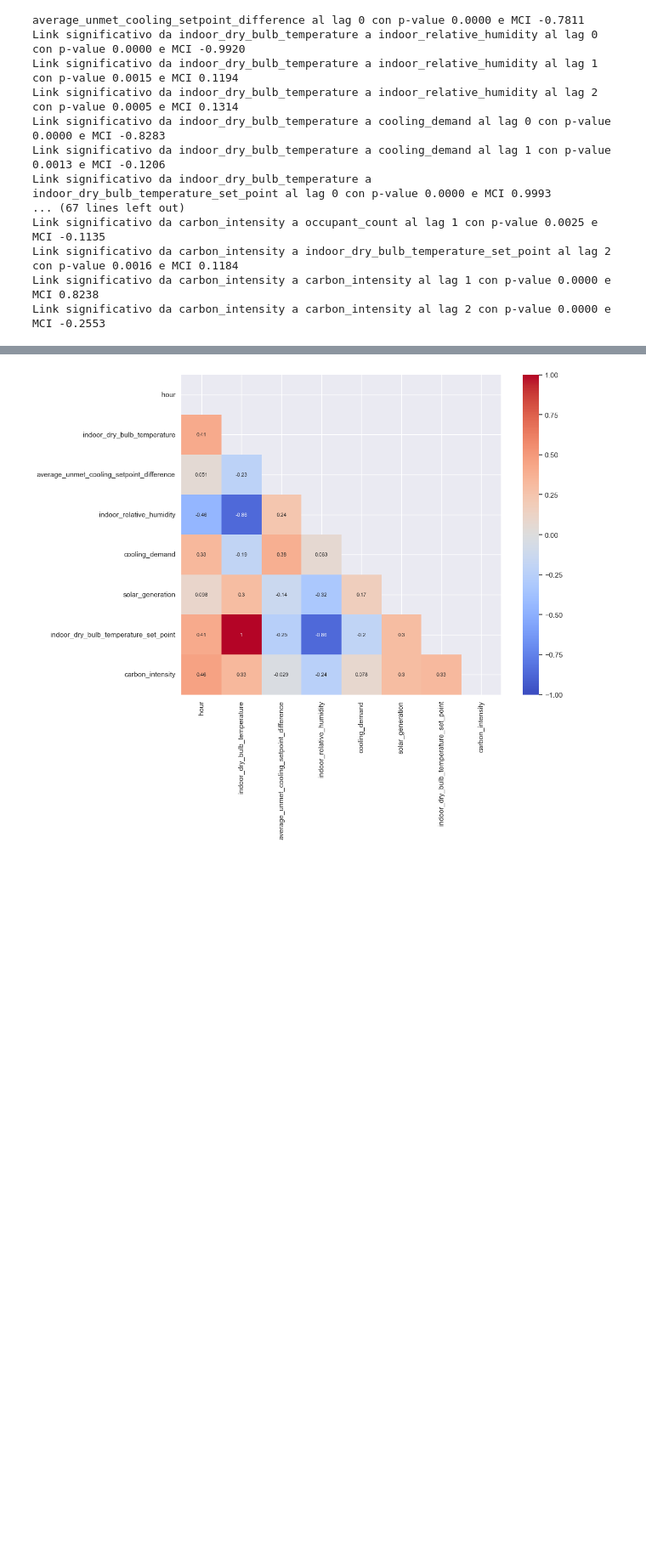
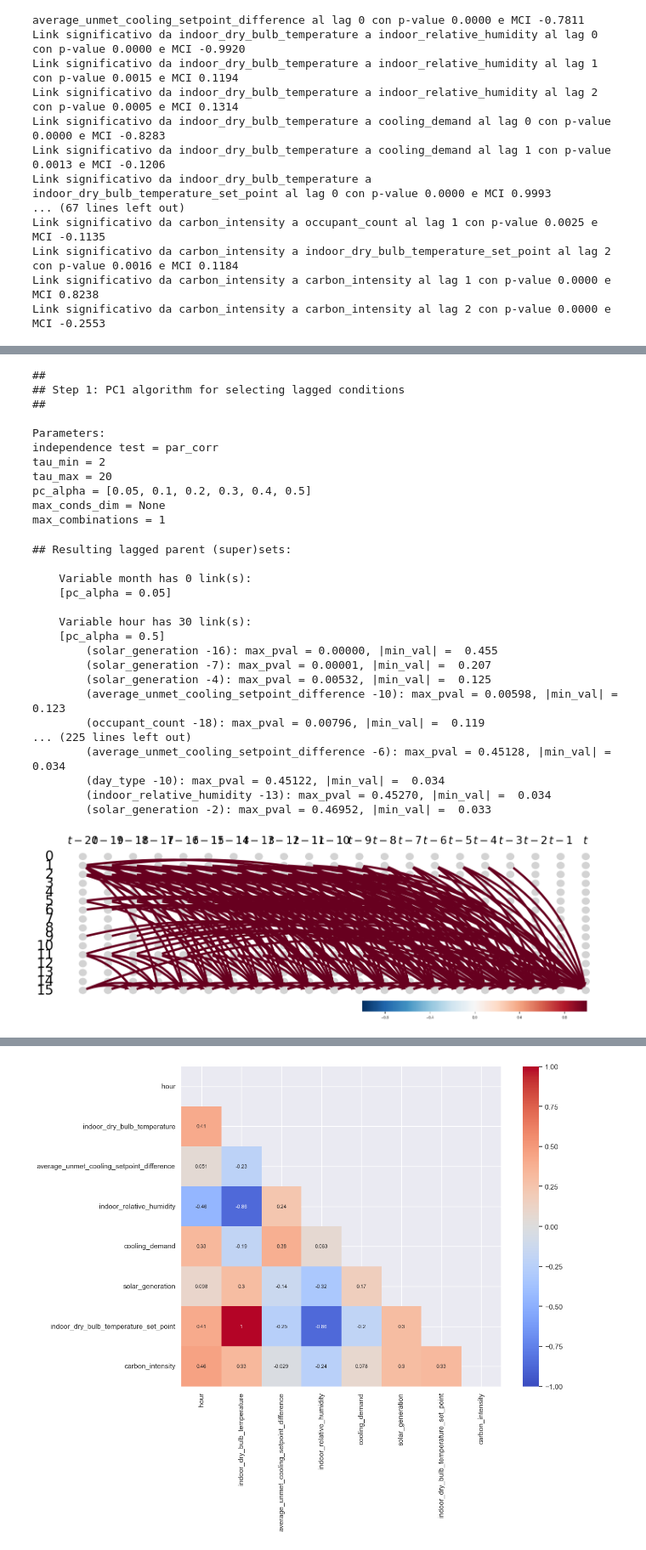
Before and after one commit to simoross/Tesi, a Jupyter notebook: prova.ipynb, the cells around one changed output, grey strips where cells are left out. Shown at 85% size. Saved outputs shown, nothing was run; the diff lists cells and outputs as text; code cells hidden in the pictures; blank space fills up the shorter version.

```diff
--- a/prova.ipynb
+++ b/prova.ipynb
@@ -188,0 +268,58 @@ tp.plot_time_series_graph(
+# %%
+tau_max = 20
+steps_ahead = 2
+target = 15
+N = len(electricity_data.columns)
+
+all_predictors = pred.get_predictors(
+                  selected_targets=[target],
+                  steps_ahead=steps_ahead,
+                  tau_max=tau_max,
+                  pc_alpha=None
+                  )
+graph = np.zeros((N, N, tau_max + 1), dtype='bool')
+for j in [target]:
+    for p in all_predictors[j]:
+        graph[p[0], j, abs(p[1])] = 1
+
+# Plot time series graph
+tp.plot_time_series_graph(
+    figsize=(18, 5),
+    node_size=0.05,
+    node_aspect=.3,
+    val_matrix=np.ones(graph.shape),
+    graph=graph,
+    var_names=None,
+    link_colorbar_label='',
+    label_fontsize=24
+    ); plt.show()
+# %% [output]
+##
+## Step 1: PC1 algorithm for selecting lagged conditions
+##
+
+Parameters:
+independence test = par_corr
+tau_min = 2
+tau_max = 20
+pc_alpha = [0.05, 0.1, 0.2, 0.3, 0.4, 0.5]
+max_conds_dim = None
+max_combinations = 1
+## Resulting lagged parent (super)sets:
+
+    Variable month has 0 link(s):
+    [pc_alpha = 0.05]
+
+    Variable hour has 30 link(s):
+    [pc_alpha = 0.5]
+        (solar_generation -16): max_pval = 0.00000, |min_val| =  0.455
+        (solar_generation -7): max_pval = 0.00001, |min_val| =  0.207
+        (solar_generation -4): max_pval = 0.00532, |min_val| =  0.125
+        (average_unmet_cooling_setpoint_difference -10): max_pval = 0.00598, |min_val| =  0.123
+        (occupant_count -18): max_pval = 0.00796, |min_val| =  0.119
+... (225 lines left out)
+        (average_unmet_cooling_setpoint_difference -6): max_pval = 0.45128, |min_val| =  0.034
+        (day_type -10): max_pval = 0.45122, |min_val| =  0.034
+        (indoor_relative_humidity -13): max_pval = 0.45270, |min_val| =  0.034
+        (solar_generation -2): max_pval = 0.46952, |min_val| =  0.033
+[figure, added]
```
Also changed, not shown: parts of 10 cells of this notebook.
